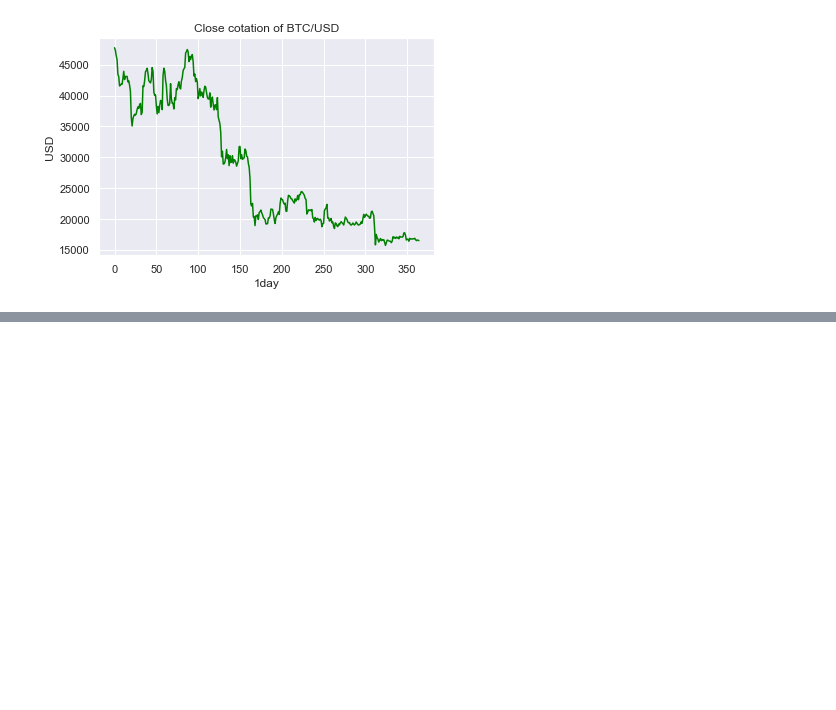
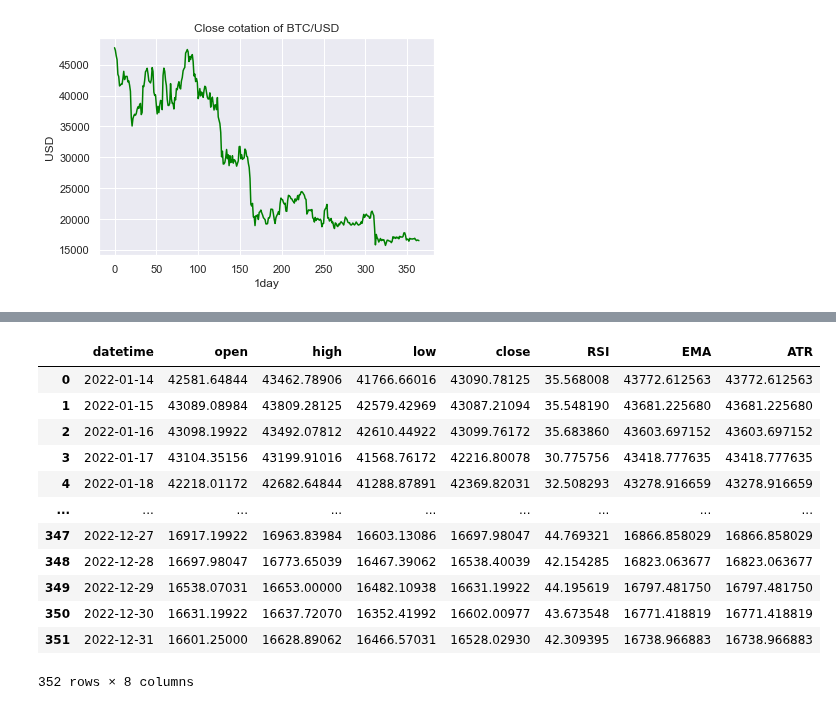
Before and after one commit to MohamedKeteb/Crypto_project, a Jupyter notebook: Bitcoin_pred.ipynb, the cells around one changed output, grey strips where cells are left out. Cells and saved outputs as stored; diff of their text form; code cells hidden in the pictures; blank space fills up the shorter version.

```diff
--- a/Bitcoin_pred.ipynb
+++ b/Bitcoin_pred.ipynb
@@ -95,3 +75,21 @@ Name: ema_14, Length: 365, dtype: float64
+# %%
+
+final_data = add_indicators(data)
+final_data
+# %% [output]
+|  | datetime | open | high | low | close | RSI | EMA | ATR |
+| 0 | 2022-01-14 | 42581.64844 | 43462.78906 | 41766.66016 | 43090.78125 | 35.568008 | 43772.612563 | 43772.612563 |
+| 1 | 2022-01-15 | 43089.08984 | 43809.28125 | 42579.42969 | 43087.21094 | 35.548190 | 43681.225680 | 43681.225680 |
+| 2 | 2022-01-16 | 43098.19922 | 43492.07812 | 42610.44922 | 43099.76172 | 35.683860 | 43603.697152 | 43603.697152 |
+| 3 | 2022-01-17 | 43104.35156 | 43199.91016 | 41568.76172 | 42216.80078 | 30.775756 | 43418.777635 | 43418.777635 |
+| 4 | 2022-01-18 | 42218.01172 | 42682.64844 | 41288.87891 | 42369.82031 | 32.508293 | 43278.916659 | 43278.916659 |
+| ... | ... | ... | ... | ... | ... | ... | ... | ... |
+| 347 | 2022-12-27 | 16917.19922 | 16963.83984 | 16603.13086 | 16697.98047 | 44.769321 | 16866.858029 | 16866.858029 |
+| 348 | 2022-12-28 | 16697.98047 | 16773.65039 | 16467.39062 | 16538.40039 | 42.154285 | 16823.063677 | 16823.063677 |
+| 349 | 2022-12-29 | 16538.07031 | 16653.00000 | 16482.10938 | 16631.19922 | 44.195619 | 16797.481750 | 16797.481750 |
+| 350 | 2022-12-30 | 16631.19922 | 16637.72070 | 16352.41992 | 16602.00977 | 43.673548 | 16771.418819 | 16771.418819 |
+| 351 | 2022-12-31 | 16601.25000 | 16628.89062 | 16466.57031 | 16528.02930 | 42.309395 | 16738.966883 | 16738.966883 |
+352 rows × 8 columns
 # %%
 import ta
 
```
Also changed, not shown: parts of 5 cells of this notebook, 1 other file.
